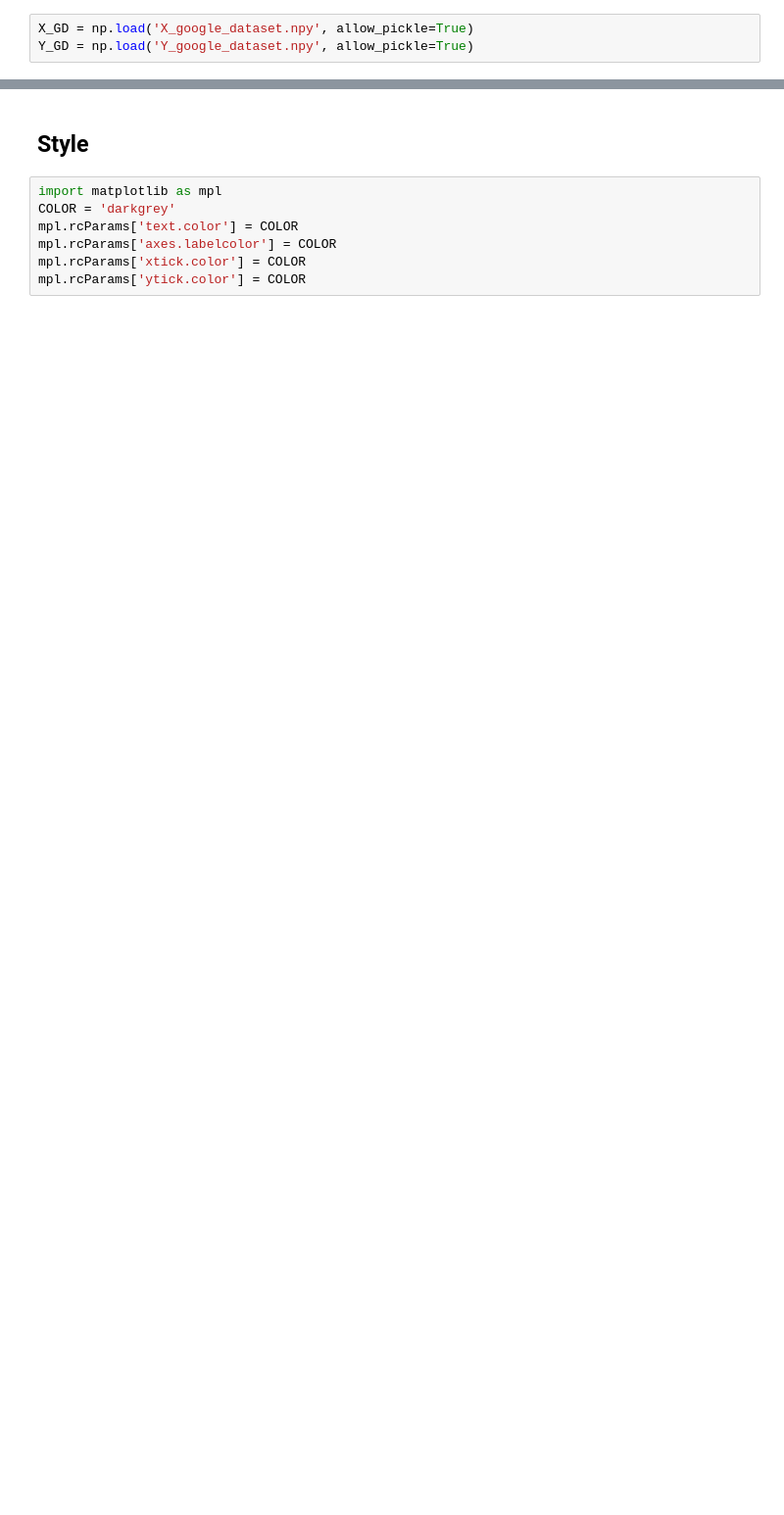
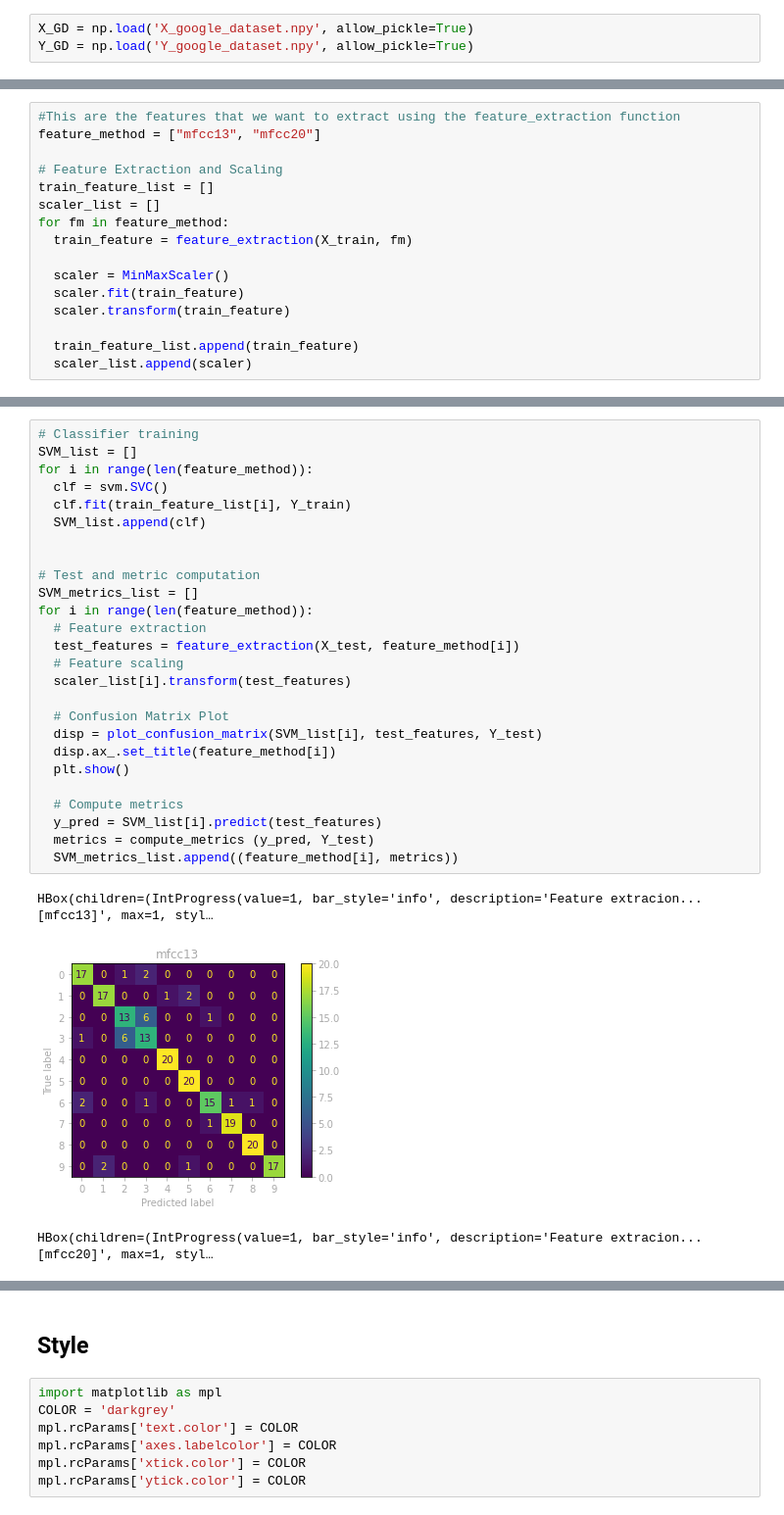
Before and after one commit to andreaco/SpokenDigitClassification, a Jupyter notebook: SpokenDigitClassification.ipynb, the cells around one changed output, grey strips where cells are left out. Shown at 98% size. Saved outputs shown, nothing was run; the diff lists cells and outputs as text; blank space fills up the shorter version.

```diff
--- a/SpokenDigitClassification.ipynb
+++ b/SpokenDigitClassification.ipynb
@@ -262,0 +328,16 @@ Speaker: ['yweweler' 'yweweler' 'nicolas' 'yweweler' 'yweweler' 'jackson' 'nicol
+# %%
+#This are the features that we want to extract using the feature_extraction function
+feature_method = ["mfcc13", "mfcc20"]
+
+# Feature Extraction and Scaling
+train_feature_list = []
+scaler_list = []
+for fm in feature_method:
+  train_feature = feature_extraction(X_train, fm)
+
+  scaler = MinMaxScaler()
+  scaler.fit(train_feature)
+  scaler.transform(train_feature)
+
+  train_feature_list.append(train_feature)
+  scaler_list.append(scaler)
@@ -262,0 +349,30 @@ Speaker: ['yweweler' 'yweweler' 'nicolas' 'yweweler' 'yweweler' 'jackson' 'nicol
+# %%
+# Classifier training
+SVM_list = []
+for i in range(len(feature_method)):
+  clf = svm.SVC()
+  clf.fit(train_feature_list[i], Y_train)
+  SVM_list.append(clf)
+
+
+# Test and metric computation
+SVM_metrics_list = []
+for i in range(len(feature_method)):
+  # Feature extraction
+  test_features = feature_extraction(X_test, feature_method[i])
+  # Feature scaling
+  scaler_list[i].transform(test_features)
+
+  # Confusion Matrix Plot
+  disp = plot_confusion_matrix(SVM_list[i], test_features, Y_test)
+  disp.ax_.set_title(feature_method[i])
+  plt.show()
+
+  # Compute metrics
+  y_pred = SVM_list[i].predict(test_features)
+  metrics = compute_metrics (y_pred, Y_test)
+  SVM_metrics_list.append((feature_method[i], metrics))
+# %% [output]
+HBox(children=(IntProgress(value=1, bar_style='info', description='Feature extracion... [mfcc13]', max=1, styl…
+[figure, added]
+HBox(children=(IntProgress(value=1, bar_style='info', description='Feature extracion... [mfcc20]', max=1, styl…
```
Also changed, not shown: parts of 58 cells of this notebook.
